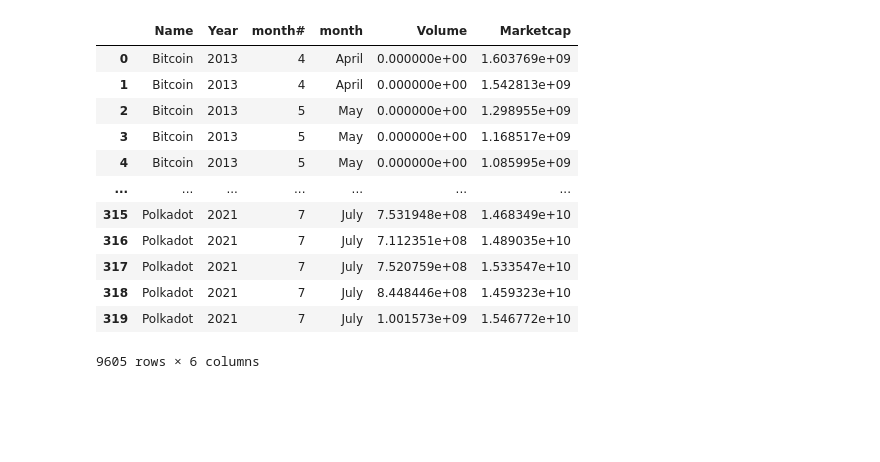
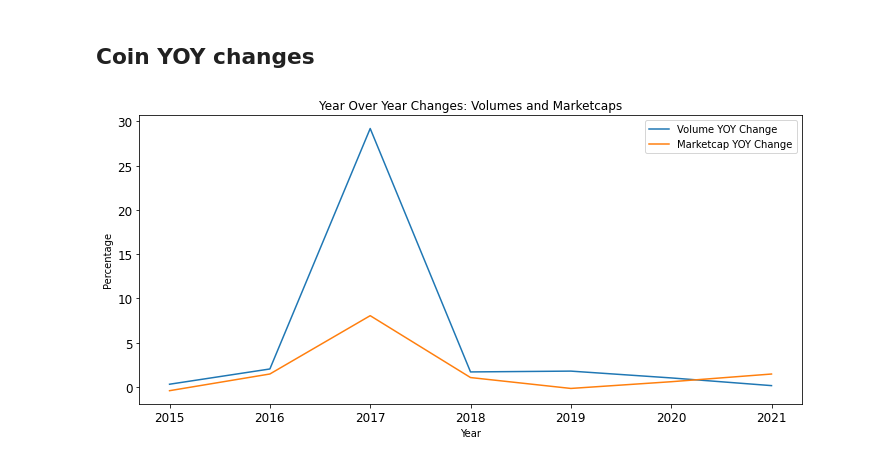
Before and after one commit to WayneJ2/CryptoFutures--Project-1, a Jupyter notebook: CryptoPy_Wayne.ipynb, the cells around one changed output. Cells and saved outputs as stored; diff of their text form; code cells hidden in the pictures; blank space fills up the shorter version.

```diff
--- a/CryptoPy_Wayne.ipynb
+++ b/CryptoPy_Wayne.ipynb
@@ -129,20 +183,10 @@ ccMarketcap_df
+# %% [markdown]
+## Coin YOY changes
 # %%
-# ccVolumes_df["Volume(Billions)"] = ccVolumes_df["Volume"]/1000000000
-# test = ccVolumes_df[["Year", "Volume(Billions)"]].groupby("Year").mean()
-allCoins_df
-# test = allCoins_df.groupby("Year").mean()
-# test.plot(figsize=(20,10),rot=90)
+totalData_df["Volume YOY Change"] = totalData_df["Total Volume"].pct_change()
+totalData_df["Marketcap YOY Change"] = totalData_df["Total Marketcap"].pct_change()
+yoyData_df = totalData_df[["Volume YOY Change","Marketcap YOY Change"]].loc[2015:2021]
+yoyData_df.plot(title="Year Over Year Changes: Volumes and Marketcaps", ylabel="Percentage",fontsize=12,figsize=(10,5))
+plt.tight_layout()
 # %% [output]
-|  | Name | Year | month# | month | Volume | Marketcap |
-| 0 | Bitcoin | 2013 | 4 | April | 0.000000e+00 | 1.603769e+09 |
-| 1 | Bitcoin | 2013 | 4 | April | 0.000000e+00 | 1.542813e+09 |
-| 2 | Bitcoin | 2013 | 5 | May | 0.000000e+00 | 1.298955e+09 |
-| 3 | Bitcoin | 2013 | 5 | May | 0.000000e+00 | 1.168517e+09 |
-| 4 | Bitcoin | 2013 | 5 | May | 0.000000e+00 | 1.085995e+09 |
-| ... | ... | ... | ... | ... | ... | ... |
-| 315 | Polkadot | 2021 | 7 | July | 7.531948e+08 | 1.468349e+10 |
-| 316 | Polkadot | 2021 | 7 | July | 7.112351e+08 | 1.489035e+10 |
-| 317 | Polkadot | 2021 | 7 | July | 7.520759e+08 | 1.533547e+10 |
-| 318 | Polkadot | 2021 | 7 | July | 8.448446e+08 | 1.459323e+10 |
-| 319 | Polkadot | 2021 | 7 | July | 1.001573e+09 | 1.546772e+10 |
-9605 rows × 6 columns
+[figure, added]
```
Also changed, not shown: parts of 19 cells of this notebook.
